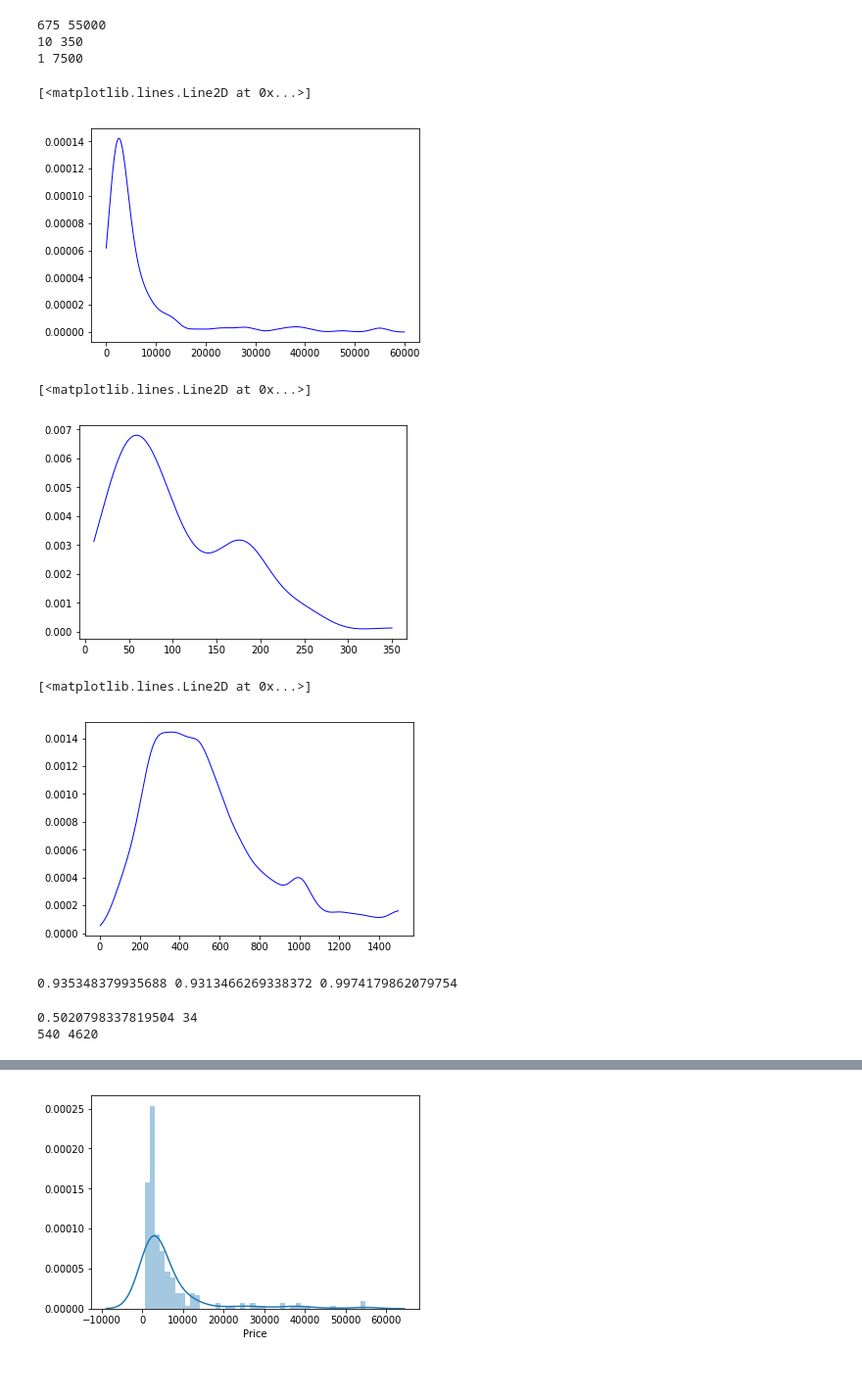
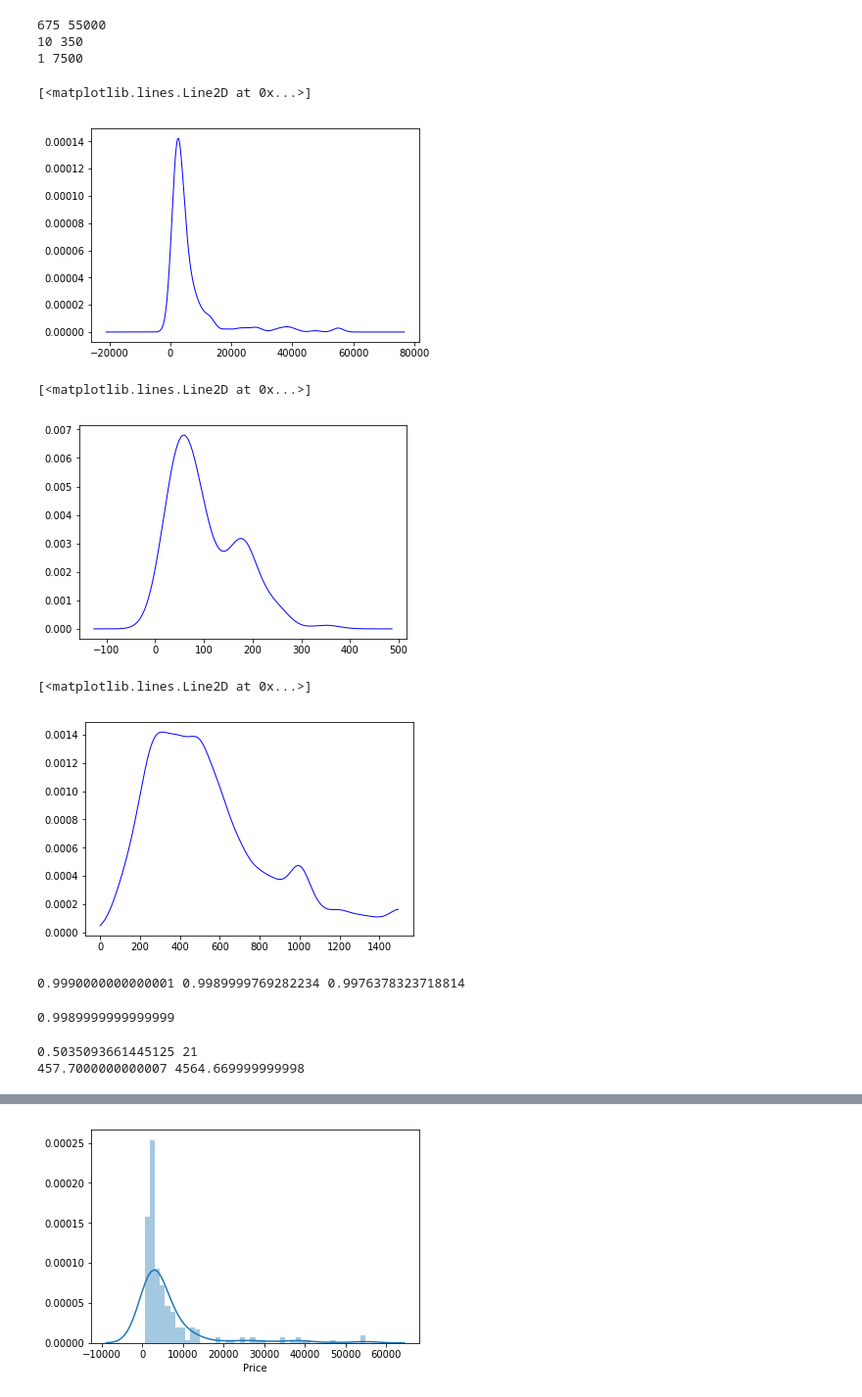
Before and after one commit to princeofpython/IndiaMart-Hackathon-2k19, a Jupyter notebook: phase1.ipynb, the cells around one changed output, grey strips where cells are left out. Shown: that part at 98% size. Cells and saved outputs as stored; diff of their text form; code cells hidden in the pictures.

```diff
--- a/phase1.ipynb
+++ b/phase1.ipynb
@@ -170,46 +176,53 @@ def kde_scipy(x, x_grid, bandwidth, **kwargs):
     kde = gaussian_kde(x, bw_method=bandwidth / x.std(ddof=1), **kwargs)
     return kde.evaluate(x_grid)
 # %%
-y_grid=np.linspace(0,60000,1000)
+y_grid=np.linspace(np.amin(npa)-(np.amax(npa)-np.amin(npa))*0.4,np.amax(npa)+(np.amax(npa)-np.amin(npa))*0.4,1000)
 ideal=1.06*(np.std(npa))*((len(npa)**(-1/5)))
 pdf = kde_scipy(npa, y_grid, bandwidth=ideal/2)
 plt.plot(y_grid, pdf, color='blue', alpha=1, lw=1)
 # %% [output]
 [<matplotlib.lines.Line2D at 0x...>]
-[figure, old version]
+[figure, new version]
 # %%
-y_grid1=np.linspace(np.amin(npa1),np.amax(npa1),1000)
+y_grid1=np.linspace(np.amin(npa1)-(np.amax(npa1)-np.amin(npa1))*0.4,np.amax(npa1)+(np.amax(npa1)-np.amin(npa1))*0.4,1000)
 ideal1=1.06*(np.std(npa1))*((len(npa1)**(-1/5)))
 pdf1 = kde_scipy(npa1, y_grid1, bandwidth=ideal1)
 plt.plot(y_grid1, pdf1, color='blue', alpha=1, lw=1)
 # %% [output]
 [<matplotlib.lines.Line2D at 0x...>]
-[figure, old version]
+[figure, new version]
 # %%
-y_grid2=np.linspace(np.amin(npa2),np.amax(npa2),1000)
+y_grid2=np.linspace(0,np.amax(npa2),1000)
 ideal2=1.06*(np.std(npa2))*((len(npa2)**(-1/5)))
 pdf2 = kde_scipy(npa2, y_grid2, bandwidth=ideal1*1.8)
 plt.plot(y_grid2[:200], pdf2[:200], color='blue', alpha=1, lw=1)
 # %% [output]
 [<matplotlib.lines.Line2D at 0x...>]
-[figure, old version]
+[figure, new version]
 # %%
-w=60
-w1=(np.amax(npa1)-np.amin(npa1))/1000
-w2=(np.amax(npa2)-np.amin(npa2))/1000
-print(np.sum(pdf)*60,np.sum(pdf1)*w1,np.sum(pdf2)*w2)
+w=((np.amax(npa)-np.amin(npa))*1.8)/1000
+w1=((np.amax(npa1)-np.amin(npa1))*1.8)/1000
+w2=np.amax(npa2)/1000
+print(np.sum(pdf)*w,np.sum(pdf1)*w1,np.sum(pdf2)*w2)
 # %% [output]
-0.935348379935688 0.9313466269338372 0.9974179862079754
+0.9990000000000001 0.9989999769282234 0.9976378323718814
+# %%
+pdf_area=np.zeros(len(pdf)-1)
+for a in range(len(pdf_area)):
+  pdf_area[a]=(pdf[a]+pdf[a+1])*(w/2)
+print(np.sum(pdf_area))
+# %% [output]
+0.9989999999999999
 # %%
 f_peak=argrelextrema(pdf, np.greater)[0][0]
 for q in range(f_peak):
-  if np.sum(pdf[f_peak-q:f_peak+q])*60 > 0.5:
-    print(np.sum(pdf[f_peak-q:f_peak+q])*60,q)
+  if np.sum(pdf[f_peak-q:f_peak+q])*w > 0.5:
+    print(np.sum(pdf[f_peak-q:f_peak+q])*w,q)
     break
-print((f_peak-q)*60,(f_peak+q)*60)
+print((f_peak-q)*w+np.amin(npa)-(np.amax(npa)-np.amin(npa))*0.4,(f_peak+q)*w+np.amin(npa)-(np.amax(npa)-np.amin(npa))*0.4)
 # %% [output]
-0.5020798337819504 34
-540 4620
+0.5035093661445125 21
+457.7000000000007 4564.669999999998
 # %%
 f_peak1=argrelextrema(pdf1, np.greater)[0][0]
 q=0
```
Also changed, not shown: parts of 13 cells of this notebook.
